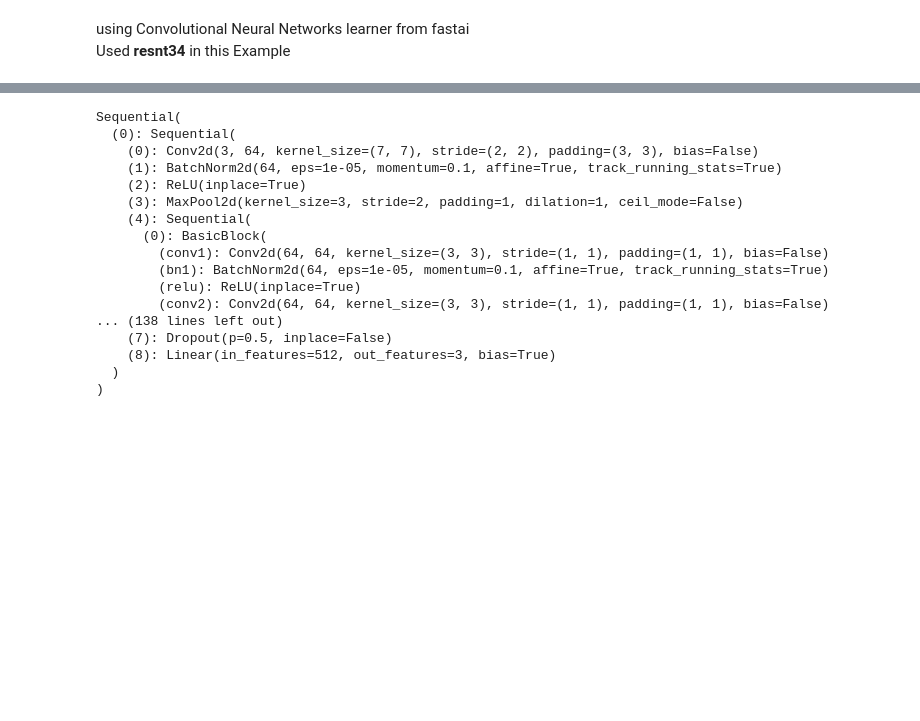
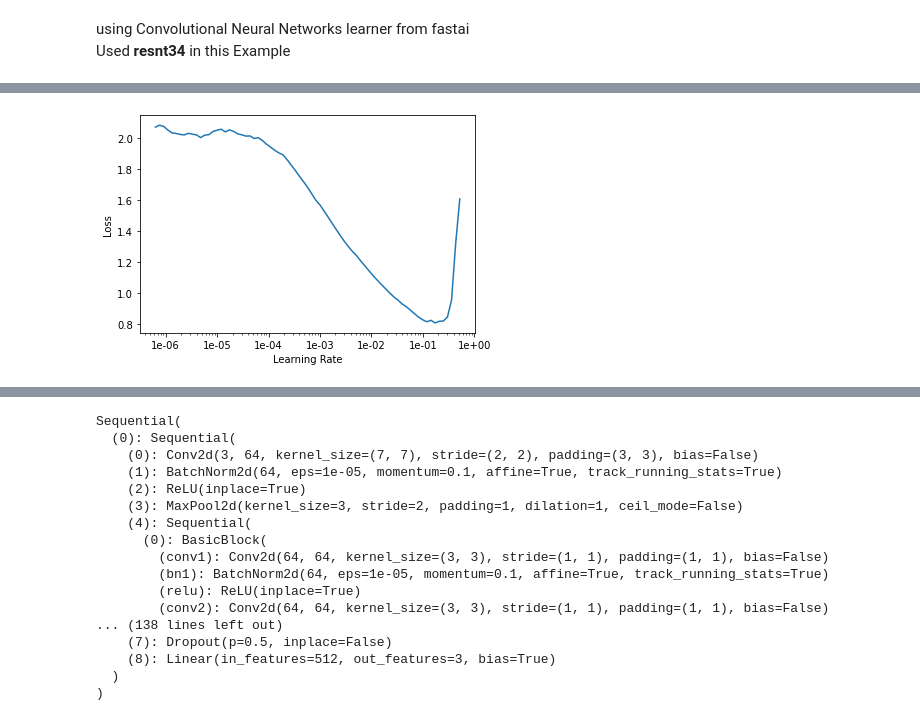
Before and after one commit to kjcmathews/DS_ML, a Jupyter notebook: fastai/rockpaperscissors.ipynb, the cells around one changed output, grey strips where cells are left out. Saved outputs shown, nothing was run; the diff lists cells and outputs as text; code cells hidden in the pictures; blank space fills up the shorter version.

```diff
--- a/fastai/rockpaperscissors.ipynb
+++ b/fastai/rockpaperscissors.ipynb
@@ -139,0 +133,4 @@ learn.fit_one_cycle(5)
+# %%
+learn.recorder.plot()
+# %% [output]
+[figure, added]
```
Also changed, not shown: parts of 17 cells of this notebook.
